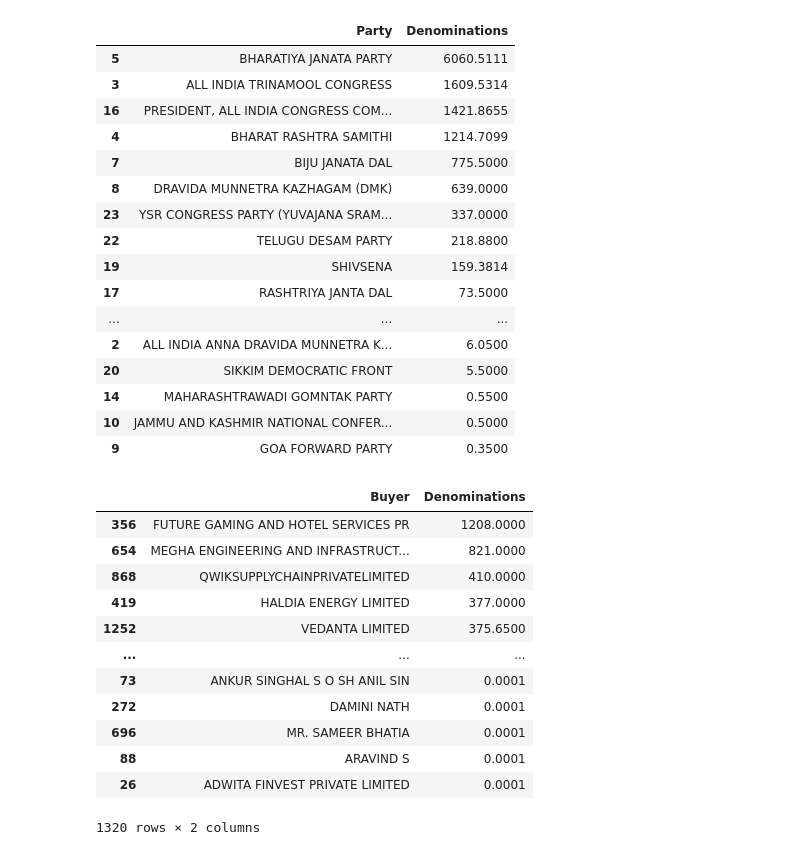
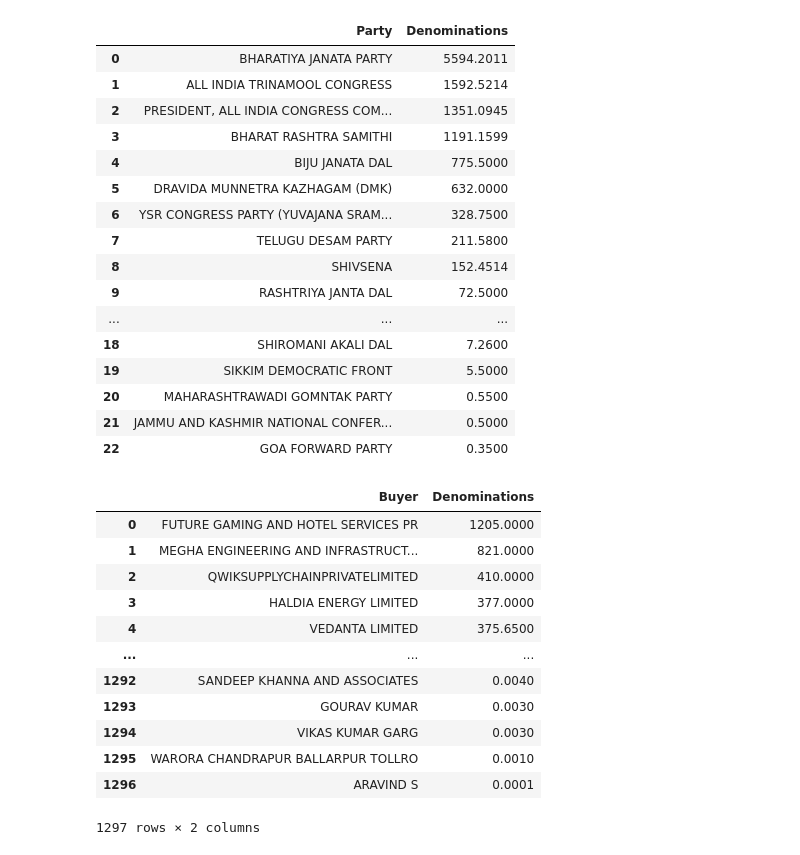
Before and after one commit to kkkarnav/electoralBonds, a Jupyter notebook: referenced_bonds_analysis.ipynb, the cells around one changed output. Cells and saved outputs as stored; diff of their text form; code cells hidden in the pictures.

```diff
--- a/referenced_bonds_analysis.ipynb
+++ b/referenced_bonds_analysis.ipynb
@@ -13,4 +15,5 @@ import matplotlib.pyplot as plt
 # %%
 df_main = pd.read_csv("./referenced_data.csv")
-df_main.dropna()
+df_main.dropna(inplace=True)
+df_main
 # %% [output]
@@ -119,39 +139,39 @@ def plot_donut_chart(column, title='Donut Chart', color_map=None):
 # %%
-parties_agg = create_aggregate(df_main, ["Party"])
+parties_agg = create_aggregate(df_main, ["Party"]).reset_index(drop=True)
 parties_agg
 # %% [output]
 |  | Party | Denominations |
-| 5 | BHARATIYA JANATA PARTY | 6060.5111 |
-| 3 | ALL INDIA TRINAMOOL CONGRESS | 1609.5314 |
-| 16 | PRESIDENT, ALL INDIA CONGRESS COM... | 1421.8655 |
-| 4 | BHARAT RASHTRA SAMITHI | 1214.7099 |
-| 7 | BIJU JANATA DAL | 775.5000 |
-| 8 | DRAVIDA MUNNETRA KAZHAGAM (DMK) | 639.0000 |
-| 23 | YSR CONGRESS PARTY (YUVAJANA SRAM... | 337.0000 |
-| 22 | TELUGU DESAM PARTY | 218.8800 |
-| 19 | SHIVSENA | 159.3814 |
-| 17 | RASHTRIYA JANTA DAL | 73.5000 |
+| 0 | BHARATIYA JANATA PARTY | 5594.2011 |
+| 1 | ALL INDIA TRINAMOOL CONGRESS | 1592.5214 |
+| 2 | PRESIDENT, ALL INDIA CONGRESS COM... | 1351.0945 |
+| 3 | BHARAT RASHTRA SAMITHI | 1191.1599 |
+| 4 | BIJU JANATA DAL | 775.5000 |
+| 5 | DRAVIDA MUNNETRA KAZHAGAM (DMK) | 632.0000 |
+| 6 | YSR CONGRESS PARTY (YUVAJANA SRAM... | 328.7500 |
+| 7 | TELUGU DESAM PARTY | 211.5800 |
+| 8 | SHIVSENA | 152.4514 |
+| 9 | RASHTRIYA JANTA DAL | 72.5000 |
 | ... | ... | ... |
-| 2 | ALL INDIA ANNA DRAVIDA MUNNETRA K... | 6.0500 |
-| 20 | SIKKIM DEMOCRATIC FRONT | 5.5000 |
-| 14 | MAHARASHTRAWADI GOMNTAK PARTY | 0.5500 |
-| 10 | JAMMU AND KASHMIR NATIONAL CONFER... | 0.5000 |
-| 9 | GOA FORWARD PARTY | 0.3500 |
+| 18 | SHIROMANI AKALI DAL | 7.2600 |
+| 19 | SIKKIM DEMOCRATIC FRONT | 5.5000 |
+| 20 | MAHARASHTRAWADI GOMNTAK PARTY | 0.5500 |
+| 21 | JAMMU AND KASHMIR NATIONAL CONFER... | 0.5000 |
+| 22 | GOA FORWARD PARTY | 0.3500 |
 # %%
-buyers_agg = create_aggregate(df_main, ["Buyer"])
+buyers_agg = create_aggregate(df_main, ["Buyer"]).reset_index(drop=True)
 buyers_agg
 # %% [output]
 |  | Buyer | Denominations |
-| 356 | FUTURE GAMING AND HOTEL SERVICES PR | 1208.0000 |
-| 654 | MEGHA ENGINEERING AND INFRASTRUCT... | 821.0000 |
-| 868 | QWIKSUPPLYCHAINPRIVATELIMITED | 410.0000 |
-| 419 | HALDIA ENERGY LIMITED | 377.0000 |
-| 1252 | VEDANTA LIMITED | 375.6500 |
+| 0 | FUTURE GAMING AND HOTEL SERVICES PR | 1205.0000 |
+| 1 | MEGHA ENGINEERING AND INFRASTRUCT... | 821.0000 |
+| 2 | QWIKSUPPLYCHAINPRIVATELIMITED | 410.0000 |
+| 3 | HALDIA ENERGY LIMITED | 377.0000 |
+| 4 | VEDANTA LIMITED | 375.6500 |
 | ... | ... | ... |
-| 73 | ANKUR SINGHAL S O SH ANIL SIN | 0.0001 |
-| 272 | DAMINI NATH | 0.0001 |
-| 696 | MR. SAMEER BHATIA | 0.0001 |
-| 88 | ARAVIND S | 0.0001 |
-| 26 | ADWITA FINVEST PRIVATE LIMITED | 0.0001 |
+| 1292 | SANDEEP KHANNA AND ASSOCIATES | 0.0040 |
+| 1293 | GOURAV KUMAR | 0.0030 |
+| 1294 | VIKAS KUMAR GARG | 0.0030 |
+| 1295 | WARORA CHANDRAPUR BALLARPUR TOLLRO | 0.0010 |
+| 1296 | ARAVIND S | 0.0001 |
-1320 rows × 2 columns
+1297 rows × 2 columns
 # %%
```
Also changed, not shown: parts of 25 cells of this notebook, 7 other files.
